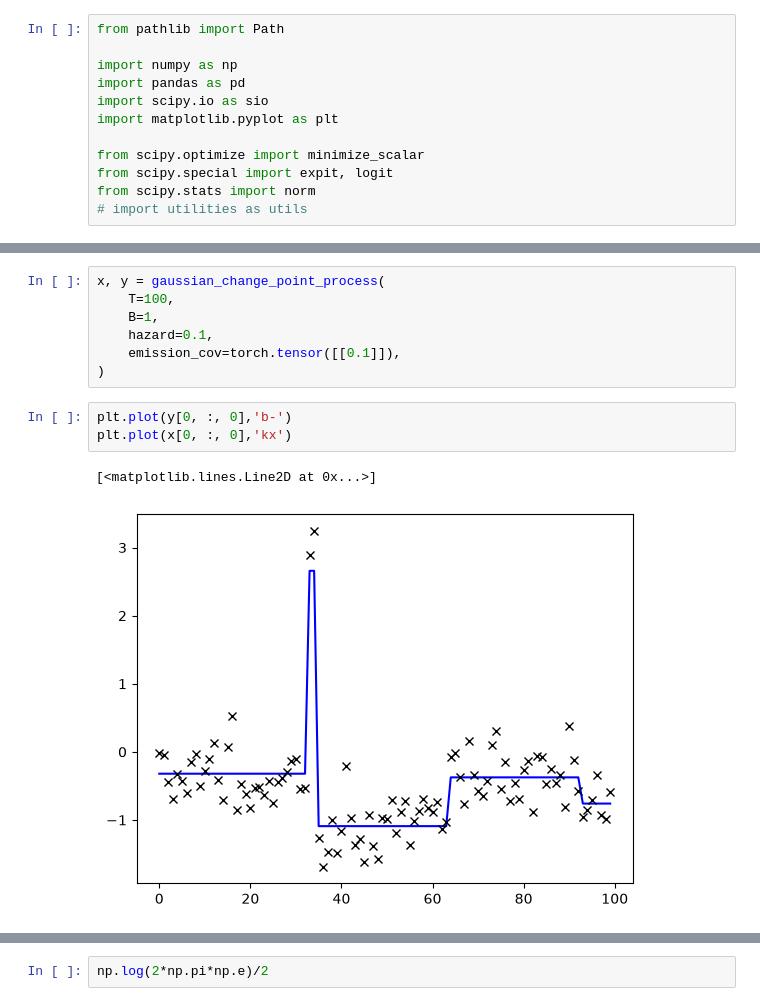
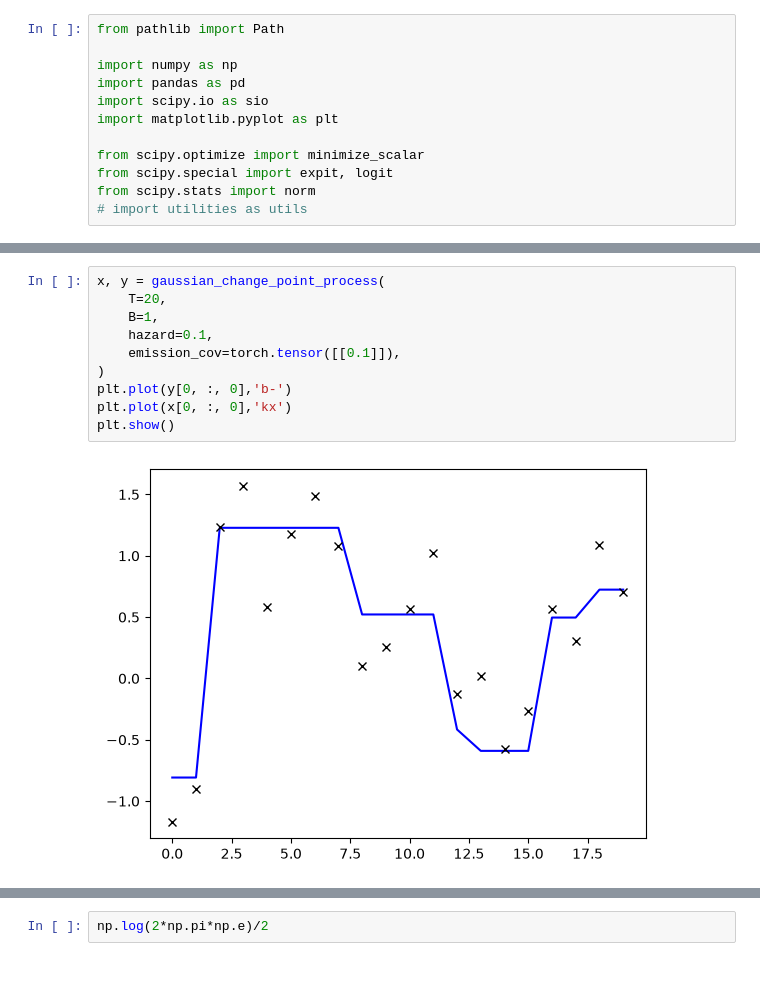
Before and after one commit to jacobaparker/behavioral_data_reanalyses_IB, a Jupyter notebook: Tavoni_Complexity/continuous_IB.ipynb, the cells around one changed output, grey strips where cells are left out. Cells and saved outputs as stored; diff of their text form; blank space fills up the shorter version.

```diff
--- a/Tavoni_Complexity/continuous_IB.ipynb
+++ b/Tavoni_Complexity/continuous_IB.ipynb
@@ -363,15 +559,14 @@ def I_XR_gaussian_mc_alt(model, data_generator, N_RgX=1000, N_X=1000):
 # %%
 x, y = gaussian_change_point_process(
-    T=100,
+    T=20,
     B=1,
     hazard=0.1,
     emission_cov=torch.tensor([[0.1]]),
 )
+plt.plot(y[0, :, 0],'b-')
+plt.plot(x[0, :, 0],'kx')
+plt.show()
+# %% [output]
+[figure, added]
-# %%
-plt.plot(y[0, :, 0],'b-')
-plt.plot(x[0, :, 0],'kx')
-# %% [output]
-[<matplotlib.lines.Line2D at 0x...>]
-[figure, removed]
 # %%
 def I_XR_gaussian_mc(model, data_generator, N_XR=10000):
```
Also changed, not shown: parts of 66 cells of this notebook.
